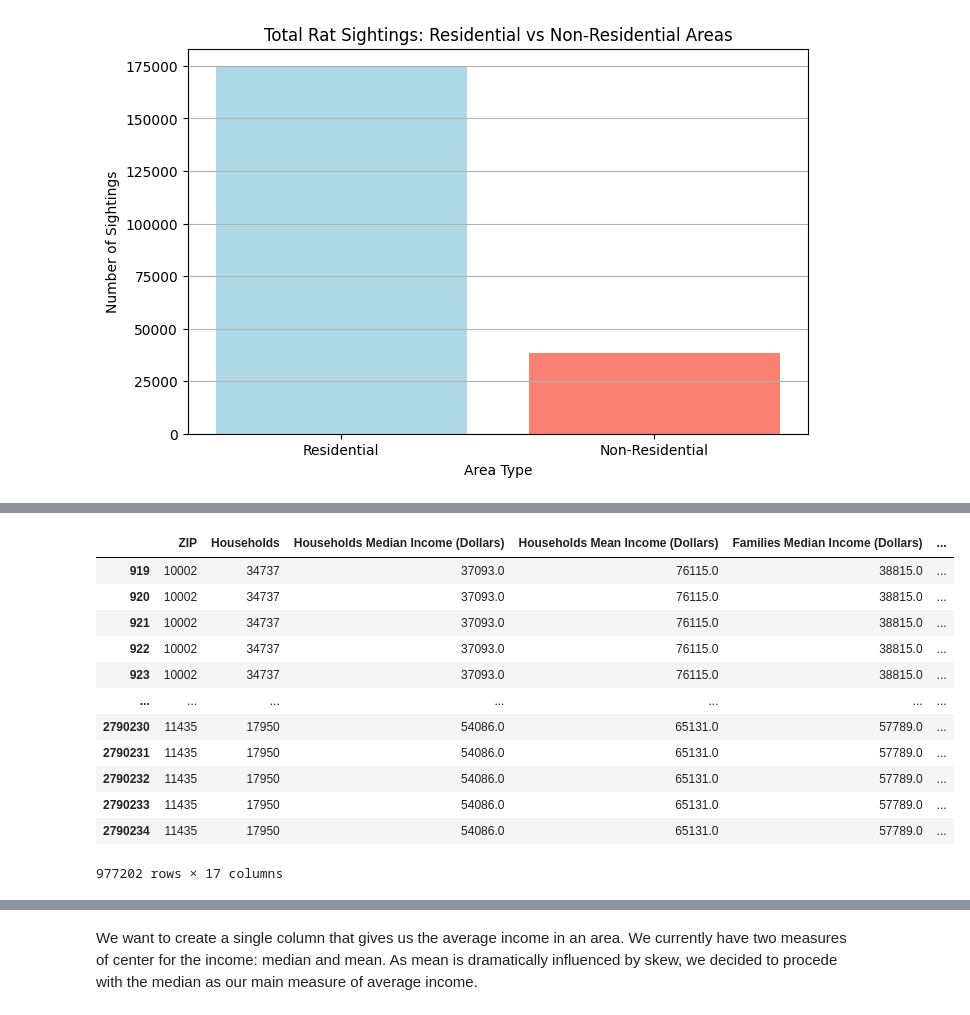
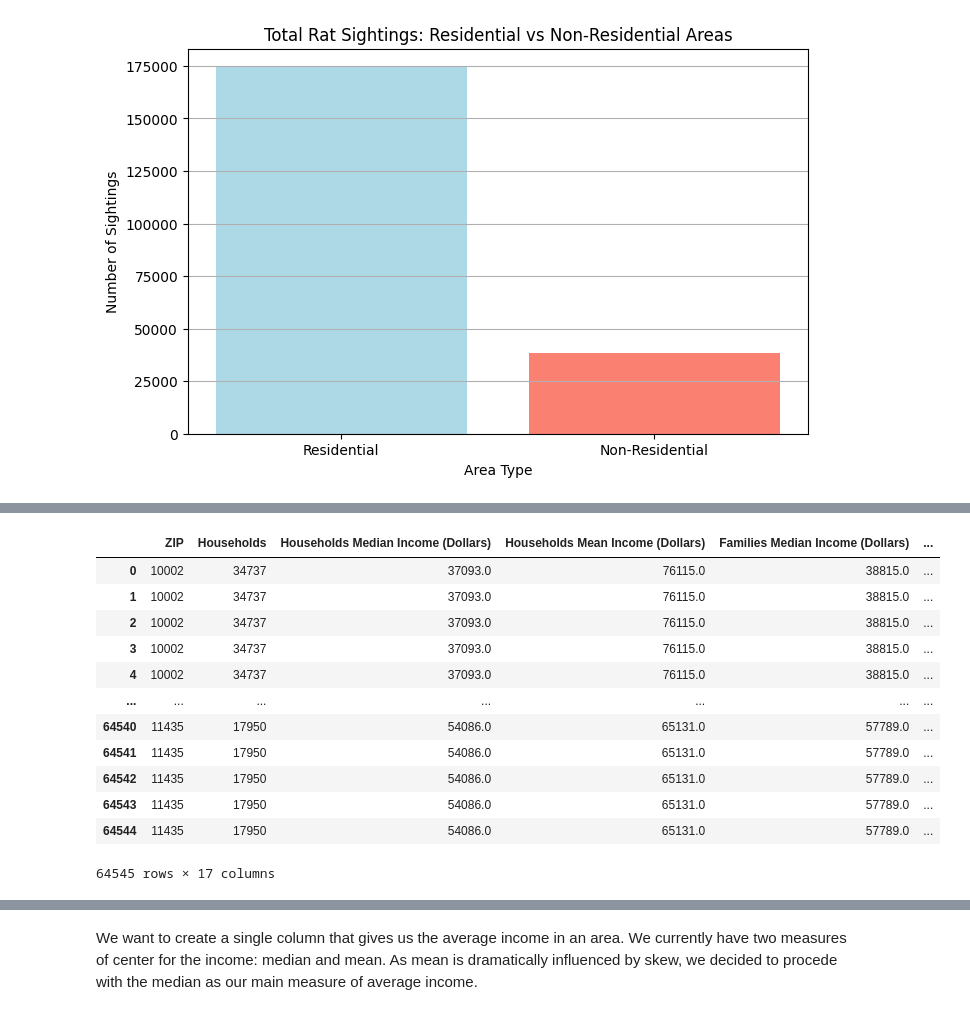
Before and after one commit to trishaa4144/cmsc320-final, a Jupyter notebook: CMSC320_Final.ipynb, the cells around one changed output, grey strips where cells are left out. Saved outputs shown, nothing was run; the diff lists cells and outputs as text; code cells hidden in the pictures.

```diff
--- a/CMSC320_Final.ipynb
+++ b/CMSC320_Final.ipynb
@@ -232,11 +233,11 @@ Extract the month, week, and day from the dates in the dataset.
 df['Created Date'] = pd.to_datetime(df['Created Date'])
 
 # Extract month, week, and day information
-# df['Year'] = df['Created Date'].dt.year
+df['Year'] = df['Created Date'].dt.year
 df['Month'] = df['Created Date'].dt.month
 df['Week'] = df['Created Date'].dt.isocalendar().week
 df['Day'] = df['Created Date'].dt.day
 
 # Check the updated dataframe
-print(df[['Created Date', 'Month', 'Week', 'Day']].head())
+print(df[['Created Date', 'Year', 'Month', 'Week', 'Day']].head())
 # %% [output]
@@ -265,8 +266,6 @@ plt.show()
 # %% [markdown]
 ### Visualizing Rat Sightings over Month-Years
 # %%
-df['Created Date'] = pd.to_datetime(df['Created Date'])
-
 # Create a 'Year-Month' column as a datetime type, and then count occurrences
 df['Year-Month'] = df['Created Date'].dt.to_period('M')  # 'M' ensures a Period type (year-month)
 rat_sightings_by_month = df.groupby('Year-Month').size().sort_index()
@@ -294,12 +291,3 @@ Next, we will cut this up into quantiles and identify Low/Medium/High value for
-# %%
-quantiles = pd.qcut(rat_sightings_by_month, 3, labels=["Low", "Medium", "High"])
-quantiles
-
-rat_sightings_by_month_category = quantiles
-
-category_mapping = rat_sightings_by_month_category.to_dict()
-
-df['Rat Concentration'] = df['Year-Month'].map(category_mapping)
 # %% [markdown]
 ### **TEST 1:** T-test on Summer vs Winter Rat Sightings
 
@@ -582,21 +522,27 @@ zipcode_borough
 # %%
-#Merging income_df and zipcode_borough
+# Merge income_df and zipcode_borough
 merged_df = income_df.merge(zipcode_borough, left_on="ZIP", right_on="ZIP Code")
 
-#Filtering to only the 5 boroughs of NYC
+# Filter to only include the 5 boroughs of NYC
 merged_df = merged_df[(merged_df["County Name"] == "Bronx") | (merged_df["County Name"] == "Queens") | (merged_df["County Name"] == "New York") | (merged_df["County Name"] == "Kings") | (merged_df["County Name"] == "Richmond")]
 
-#Dropping ZIP Code cause we don't need it (redundant column)
+# Drop ZIP Code since it is a redundant column
 merged_df.drop("ZIP Code", axis=1, inplace=True)
 
-#Fixing year to make it an int
+# Convert year to int data type
 merged_df["Year"] = merged_df["Year"].astype(int)
 
-#Fixing households to make them ints
+# Fixing households to make them ints
 merged_df["Households"] = merged_df["Households"].astype(int)
 
-#No more NA values!!!
-merged_df.dropna()
+# Imputation on the Married-Couple Families Mean Income (Dollars) feature for Staten Island/Richmond
+merged_df.loc[merged_df['County Name'] == 'Richmond', 'Married-Couple Families Mean Income (Dollars)'] = \
+    merged_df.loc[merged_df['County Name'] == 'Richmond', 'Married-Couple Families Median Income (Dollars)'] * \
+    (merged_df.loc[merged_df['County Name'] == 'Richmond', 'Households Mean Income (Dollars)'] / \
+     merged_df.loc[merged_df['County Name'] == 'Richmond', 'Households Median Income (Dollars)'])
+
+# Drop remaining NA values from the merged dataset
+merged_df.dropna(inplace=True)
 merged_df
 # %% [output]
 |  | ZIP | Households | Households Less Than $10,000 | Households $10,000 to $14,999 | Households $15,000 to $24,999 | ... |
@@ -615,37 +563,36 @@ merged_df
 # %%
 #Merging income with the rat sightings data
-income_rat_df = merged_df.merge(df, left_on="ZIP", right_on="Incident Zip")
+income_rat_df = merged_df.merge(df, left_on=["ZIP", "Year"], right_on=["Incident Zip", "Year"])
 
 # A function to keep only the important columns and mean/median income columns for final dataframe
 def save_cols():
     columns = income_rat_df.columns
     save_lst = []
     important = ["ZIP", "Households", "Year", "Created Date", "Location Type", "Community Board", "Borough", "Latitude", "Longitude"]
 
     for col in columns:
         if "Mean Income (Dollars)" in col or "Median Income (Dollars)" in col:
             save_lst.append(col)
         elif col in important:
             save_lst.append(col)
 
     return save_lst
 
 lst = save_cols()
 income_rat_df = income_rat_df[lst]
 income_rat_df.dropna(inplace=True)
 income_rat_df
-#print(income_rat_df.columns)
 # %% [output]
 |  | ZIP | Households | Households Median Income (Dollars) | Households Mean Income (Dollars) | Families Median Income (Dollars) | ... |
-| 919 | 10002 | 34737 | 37093.0 | 76115.0 | 38815.0 | ... |
-| 920 | 10002 | 34737 | 37093.0 | 76115.0 | 38815.0 | ... |
-| 921 | 10002 | 34737 | 37093.0 | 76115.0 | 38815.0 | ... |
-| 922 | 10002 | 34737 | 37093.0 | 76115.0 | 38815.0 | ... |
-| 923 | 10002 | 34737 | 37093.0 | 76115.0 | 38815.0 | ... |
+| 0 | 10002 | 34737 | 37093.0 | 76115.0 | 38815.0 | ... |
+| 1 | 10002 | 34737 | 37093.0 | 76115.0 | 38815.0 | ... |
+| 2 | 10002 | 34737 | 37093.0 | 76115.0 | 38815.0 | ... |
+| 3 | 10002 | 34737 | 37093.0 | 76115.0 | 38815.0 | ... |
+| 4 | 10002 | 34737 | 37093.0 | 76115.0 | 38815.0 | ... |
 | ... | ... | ... | ... | ... | ... | ... |
-| 2790230 | 11435 | 17950 | 54086.0 | 65131.0 | 57789.0 | ... |
-| 2790231 | 11435 | 17950 | 54086.0 | 65131.0 | 57789.0 | ... |
-| 2790232 | 11435 | 17950 | 54086.0 | 65131.0 | 57789.0 | ... |
-| 2790233 | 11435 | 17950 | 54086.0 | 65131.0 | 57789.0 | ... |
-| 2790234 | 11435 | 17950 | 54086.0 | 65131.0 | 57789.0 | ... |
+| 64540 | 11435 | 17950 | 54086.0 | 65131.0 | 57789.0 | ... |
+| 64541 | 11435 | 17950 | 54086.0 | 65131.0 | 57789.0 | ... |
+| 64542 | 11435 | 17950 | 54086.0 | 65131.0 | 57789.0 | ... |
+| 64543 | 11435 | 17950 | 54086.0 | 65131.0 | 57789.0 | ... |
+| 64544 | 11435 | 17950 | 54086.0 | 65131.0 | 57789.0 | ... |
-977202 rows × 17 columns
+64545 rows × 17 columns
```
Also changed, not shown: parts of 41 cells of this notebook.
